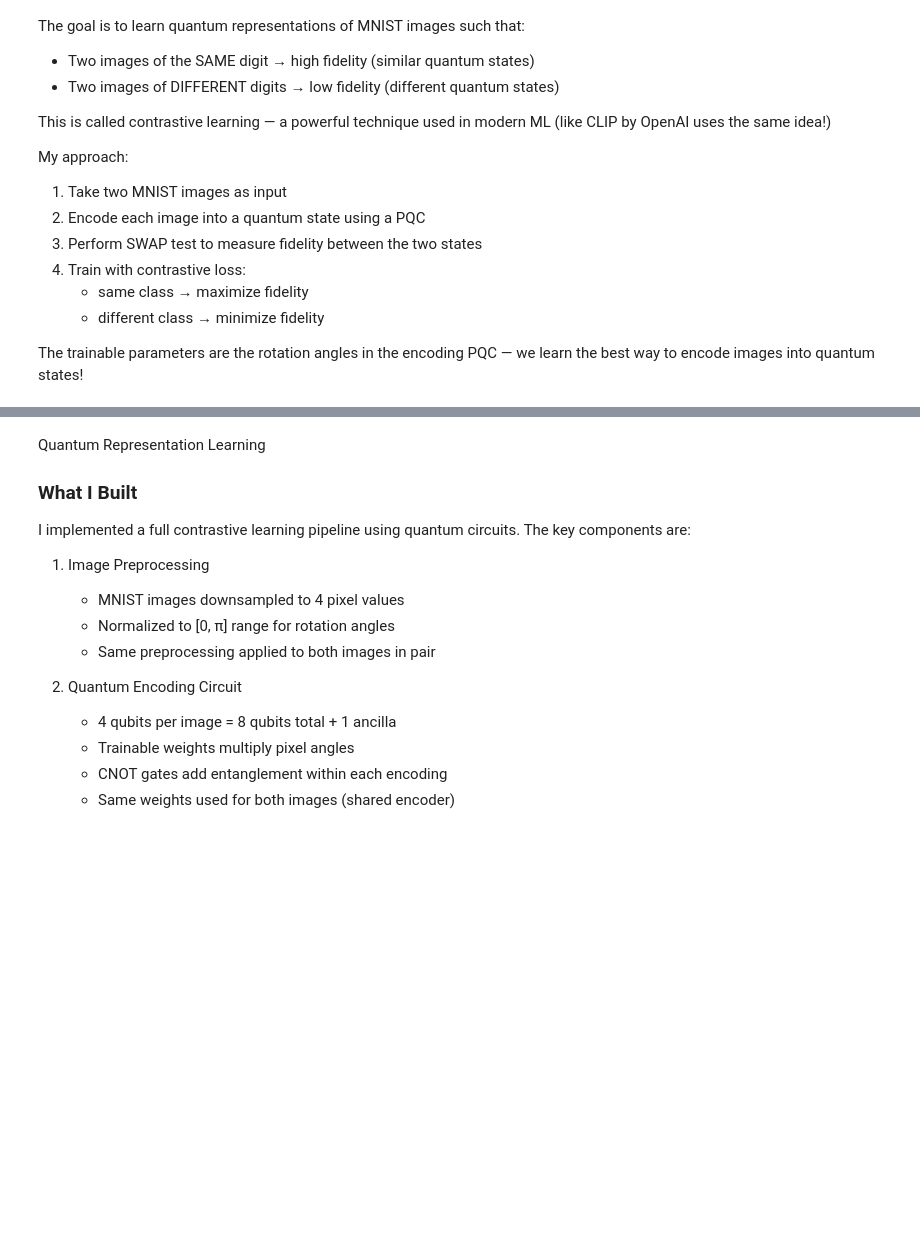
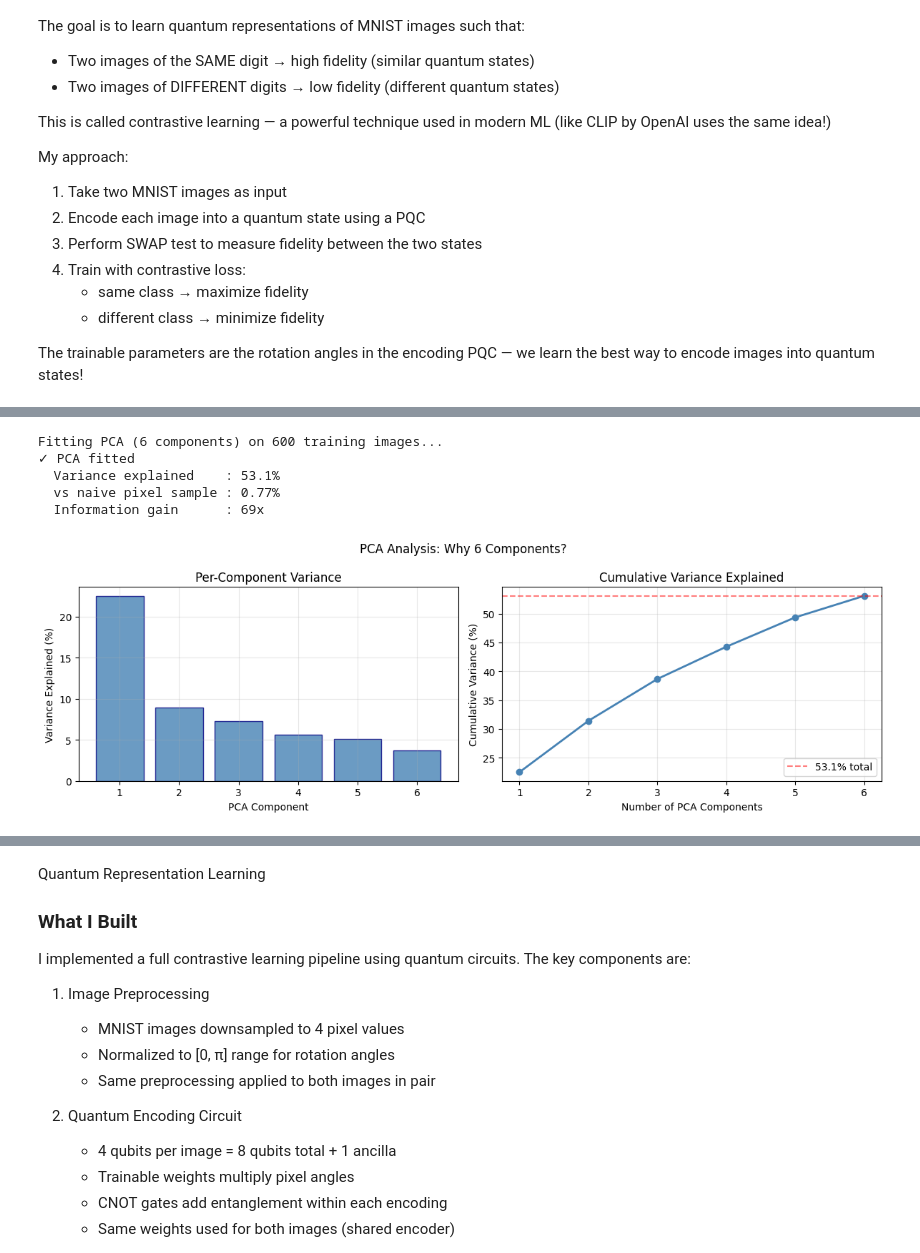
Before and after one commit to nikitamkoli21-ship-it/QMLHEP-GSoC-2026, a Jupyter notebook: Task_VI_Quantum_Representation.ipynb, the cells around one changed output, grey strips where cells are left out. Drawn from its saved outputs; the diff is of its cells as text; code cells hidden in the pictures; blank space fills up the shorter version.

```diff
--- a/Task_VI_Quantum_Representation.ipynb
+++ b/Task_VI_Quantum_Representation.ipynb
@@ -122 +142,52 @@ test samples:  100
+# %%
+# ── PCA preprocessing ───────────────────────────────────────────────────────
+print(f"Fitting PCA ({NUM_QUBITS} components) on {len(train_subset)} training images...")
+all_imgs = torch.stack([img for img, _ in train_subset])
+all_flat = all_imgs.view(len(all_imgs), -1).numpy()
+
+pca = PCA(n_components=NUM_QUBITS)
+pca.fit(all_flat)
+variance_explained = pca.explained_variance_ratio_.sum() * 100
+
+print(f"✓ PCA fitted")
+print(f"  Variance explained    : {variance_explained:.1f}%")
+print(f"  vs naive pixel sample : {NUM_QUBITS/784*100:.2f}%")
+print(f"  Information gain      : {variance_explained / (NUM_QUBITS/784*100):.0f}x")
+
+# Plot explained variance
+fig, axes = plt.subplots(1, 2, figsize=(12, 4))
+axes[0].bar(range(1, NUM_QUBITS+1), pca.explained_variance_ratio_ * 100,
+            color='steelblue', edgecolor='navy', alpha=0.8)
+axes[0].set_xlabel('PCA Component')
+axes[0].set_ylabel('Variance Explained (%)')
+axes[0].set_title('Per-Component Variance')
+axes[0].grid(True, alpha=0.3)
+
+cumulative = np.cumsum(pca.explained_variance_ratio_) * 100
+axes[1].plot(range(1, NUM_QUBITS+1), cumulative, 'o-', color='steelblue', linewidth=2)
+axes[1].axhline(y=cumulative[-1], color='red', linestyle='--', alpha=0.5,
+                label=f'{cumulative[-1]:.1f}% total')
+axes[1].set_xlabel('Number of PCA Components')
+axes[1].set_ylabel('Cumulative Variance (%)')
+axes[1].set_title('Cumulative Variance Explained')
+axes[1].legend()
+axes[1].grid(True, alpha=0.3)
+plt.suptitle('PCA Analysis: Why 6 Components?', fontsize=12)
+plt.tight_layout()
+plt.show()
+
+def preprocess_image(img):
+    """PCA → normalize to [0, π]. Much more signal per qubit than raw pixels."""
+    flat = img.view(1, -1).numpy()
+    components = pca.transform(flat)[0]
+    c = torch.tensor(components, dtype=torch.float32)
+    c = (c - c.min()) / (c.max() - c.min() + 1e-8) * np.pi
+    return c
+# %% [output]
+Fitting PCA (6 components) on 600 training images...
+✓ PCA fitted
+  Variance explained    : 53.1%
+  vs naive pixel sample : 0.77%
+  Information gain      : 69x
+[figure, added]
 # %%
```
Also changed, not shown: parts of 15 cells of this notebook.
